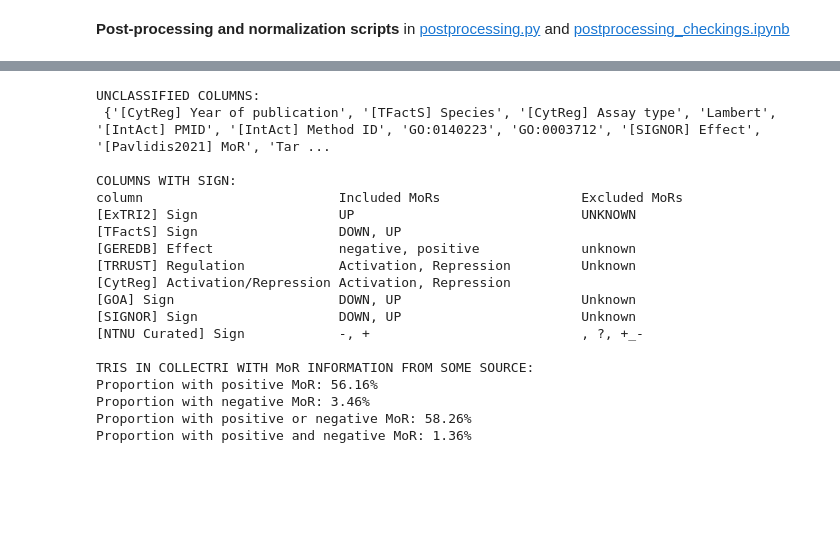
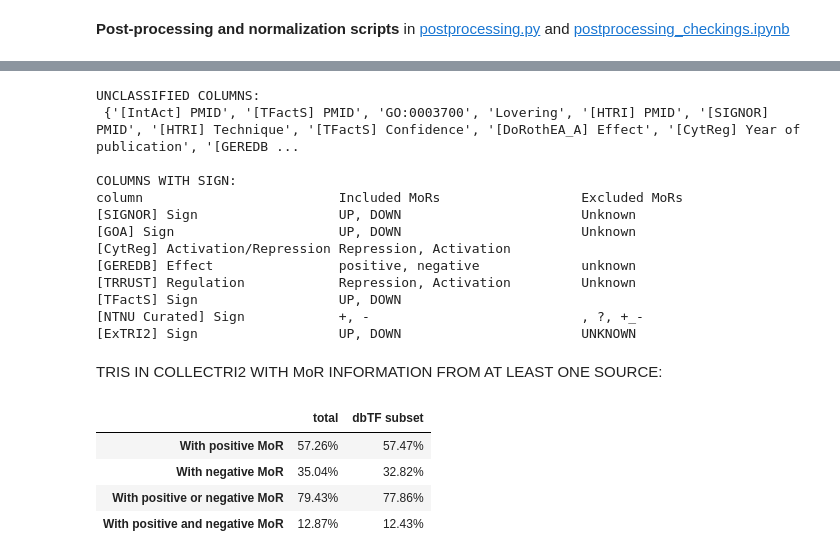
Before and after one commit to Rbbt-Workflows/ExTRI2, a Jupyter notebook: analysis/repo_to_paper.ipynb, the cells around one changed output, grey strips where cells are left out. Saved outputs shown, nothing was run; the diff lists cells and outputs as text; code cells hidden in the pictures; blank space fills up the shorter version.

```diff
--- a/analysis/repo_to_paper.ipynb
+++ b/analysis/repo_to_paper.ipynb
@@ -1218,62 +1597,68 @@ ExTRI2 sentences not included in CollecTRI & not considered for human analysis:
 # %%
-# GET PERCENTAGE OF COLLECTRI TRIs WITH MOR
+# GET PERCENTAGE OF COLLECTRI2 TRIs WITH MOR
 
 # --- Get data ---
-# Manually separate CollecTRI columns into groups
-collecTRI_cols = set(collectri.columns)
-present_cols = {col for col in collecTRI_cols if 'present' in col}
-sign_cols = {col for col in collecTRI_cols for var in ['Sign', 'Regulation', 'action', 'Activation'] if (var in col)} |  {'[GEREDB] Effect'}
-source_cols = {col for col in collecTRI_cols if 'source' in col}
+# Manually separate CollecTRI2 columns into groups
+collectri2_cols = set(collectri2.columns)
+present_cols = {col for col in collectri2_cols if 'present' in col}
+sign_cols = {col for col in collectri2_cols for var in ['Sign', 'Regulation', 'action', 'Activation'] if (var in col)} |  {'[GEREDB] Effect'}
+source_cols = {col for col in collectri2_cols if 'source' in col}
 
 # Get all ways sign is written in CollecTRI
 positive_MoRs = {'up', 'activation', 'positive', '+'}
 negative_MoRs = {'down', 'repression', 'negative', '-'}
 relevant_MoR_vals = positive_MoRs.union(negative_MoRs)
 
 # --- Visual checks ---
 # Print unclassified cols
-remaining_cols = collecTRI_cols - present_cols - sign_cols - source_cols
+remaining_cols = collectri2_cols - present_cols - sign_cols - source_cols
 print("UNCLASSIFIED COLUMNS:\n",remaining_cols)
 
 # Print all included & excluded terms for sign:
 print("\nCOLUMNS WITH SIGN:")
 print(f"{'column':30} {'Included MoRs':30} {'Excluded MoRs'}")
 for col in sign_cols:
-    all_MoRs = {v for vals in collectri[col].unique() for v in (str(vals).split('|'))} - {'nan'}
+    all_MoRs = {v for vals in collectri2[col].unique() for v in (str(vals).split('|'))} - {'nan'}
     included_MoRs = {MoR for MoR in all_MoRs if MoR.lower() in relevant_MoR_vals}
     print(f"{col:30} {', '.join(included_MoRs):30} {', '.join(all_MoRs - included_MoRs)}")
 
 # --- Get statistics: proportion of TRIs with positive or negative MoR ---
 positive_pattern = '|'.join(map(re.escape, positive_MoRs))
 negative_pattern = '|'.join(map(re.escape, negative_MoRs))
 
-pos_mask = collectri[list(sign_cols)].apply(lambda col: col.str.lower().str.contains(positive_pattern, regex=True)).any(axis=1)
-neg_mask = collectri[list(sign_cols)].apply(lambda col: col.str.lower().str.contains(negative_pattern, regex=True)).any(axis=1)
+# Get the dbTF subset too
+dbTF_collectri2 = collectri2[collectri2[tf_col].isin(dbTFs_symbols)]
 
-print("\nTRIS IN COLLECTRI WITH MoR INFORMATION FROM SOME SOURCE:")
-print(f"Proportion with positive MoR: {pos_mask.mean():.2%}")
-print(f"Proportion with negative MoR: {neg_mask.mean():.2%}")
-print(f"Proportion with positive or negative MoR: {(pos_mask | neg_mask).mean():.2%}")
-print(f"Proportion with positive and negative MoR: {(pos_mask & neg_mask).mean():.2%}")
+d = {}
+for collectri2_df, name in [(collectri2, "total"), (dbTF_collectri2, "dbTF subset")]:
+    d[name] = {}
 
-#
+    pos_mask = collectri2_df[list(sign_cols)].apply(lambda col: col.str.lower().str.contains(positive_pattern, regex=True)).any(axis=1)
+    neg_mask = collectri2_df[list(sign_cols)].apply(lambda col: col.str.lower().str.contains(negative_pattern, regex=True)).any(axis=1)
+    d[name]['With positive MoR'] = f"{pos_mask.mean():.2%}"
+    d[name]['With negative MoR'] = f"{neg_mask.mean():.2%}"
+    d[name]['With positive or negative MoR'] = f"{(pos_mask | neg_mask).mean():.2%}"
+    d[name]['With positive and negative MoR'] = f"{(pos_mask & neg_mask).mean():.2%}"
+
+md("TRIS IN COLLECTRI2 WITH MoR INFORMATION FROM AT LEAST ONE SOURCE:")
+display(pd.DataFrame.from_dict(d))
 # %% [output]
 UNCLASSIFIED COLUMNS:
- {'[CytReg] Year of publication', '[TFactS] Species', '[CytReg] Assay type', 'Lambert', '[IntAct] PMID', '[IntAct] Method ID', 'GO:0140223', 'GO:0003712', '[SIGNOR] Effect', '[Pavlidis2021] MoR', 'Tar ...
+ {'[IntAct] PMID', '[TFactS] PMID', 'GO:0003700', 'Lovering', '[HTRI] PMID', '[SIGNOR] PMID', '[HTRI] Technique', '[TFactS] Confidence', '[DoRothEA_A] Effect', '[CytReg] Year of publication', '[GEREDB ...
 
 COLUMNS WITH SIGN:
 column                         Included MoRs                  Excluded MoRs
-[ExTRI2] Sign                  UP                             UNKNOWN
-[TFactS] Sign                  DOWN, UP
-[GEREDB] Effect                negative, positive             unknown
-[TRRUST] Regulation            Activation, Repression         Unknown
-[CytReg] Activation/Repression Activation, Repression
-[GOA] Sign                     DOWN, UP                       Unknown
-[SIGNOR] Sign                  DOWN, UP                       Unknown
-[NTNU Curated] Sign            -, +                           , ?, +_-
-
-TRIS IN COLLECTRI WITH MoR INFORMATION FROM SOME SOURCE:
-Proportion with positive MoR: 56.16%
-Proportion with negative MoR: 3.46%
-Proportion with positive or negative MoR: 58.26%
-Proportion with positive and negative MoR: 1.36%
+[SIGNOR] Sign                  UP, DOWN                       Unknown
+[GOA] Sign                     UP, DOWN                       Unknown
+[CytReg] Activation/Repression Repression, Activation
+[GEREDB] Effect                positive, negative             unknown
+[TRRUST] Regulation            Repression, Activation         Unknown
+[TFactS] Sign                  UP, DOWN
+[NTNU Curated] Sign            +, -                           , ?, +_-
+[ExTRI2] Sign                  UP, DOWN                       UNKNOWN
+TRIS IN COLLECTRI2 WITH MoR INFORMATION FROM AT LEAST ONE SOURCE:
+|  | total | dbTF subset |
+| With positive MoR | 57.26% | 57.47% |
+| With negative MoR | 35.04% | 32.82% |
+| With positive or negative MoR | 79.43% | 77.86% |
+| With positive and negative MoR | 12.87% | 12.43% |
```
Also changed, not shown: parts of 22 cells of this notebook, 2 other files.
